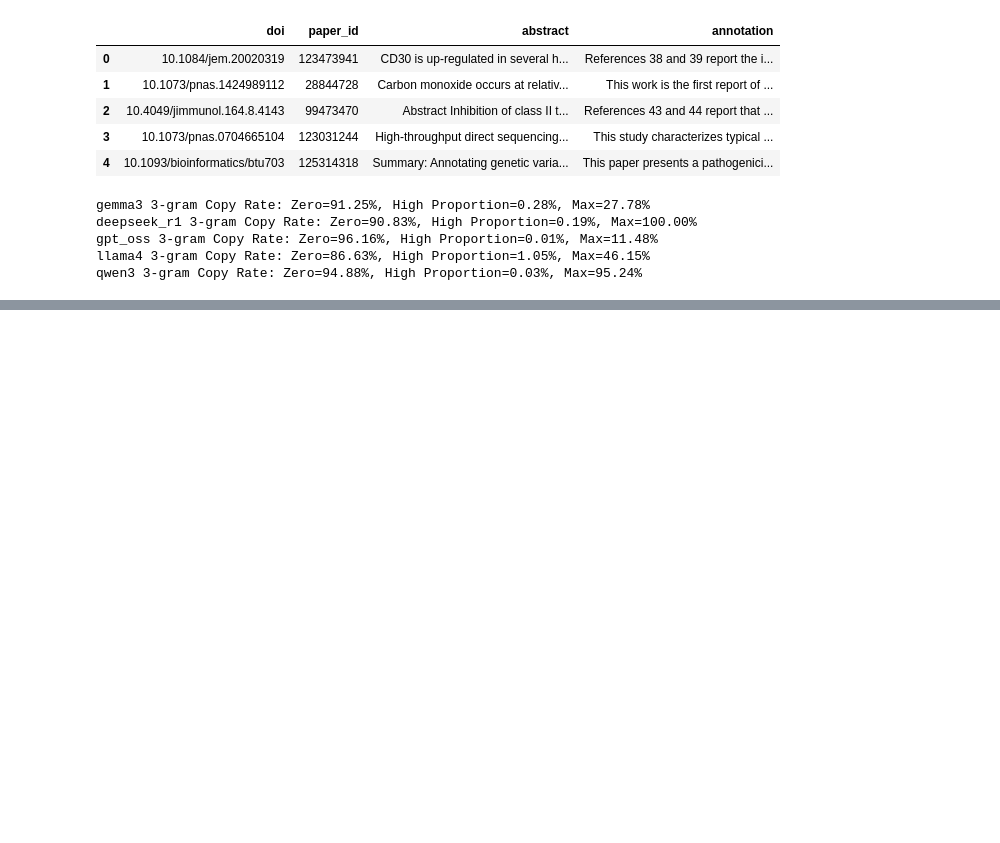
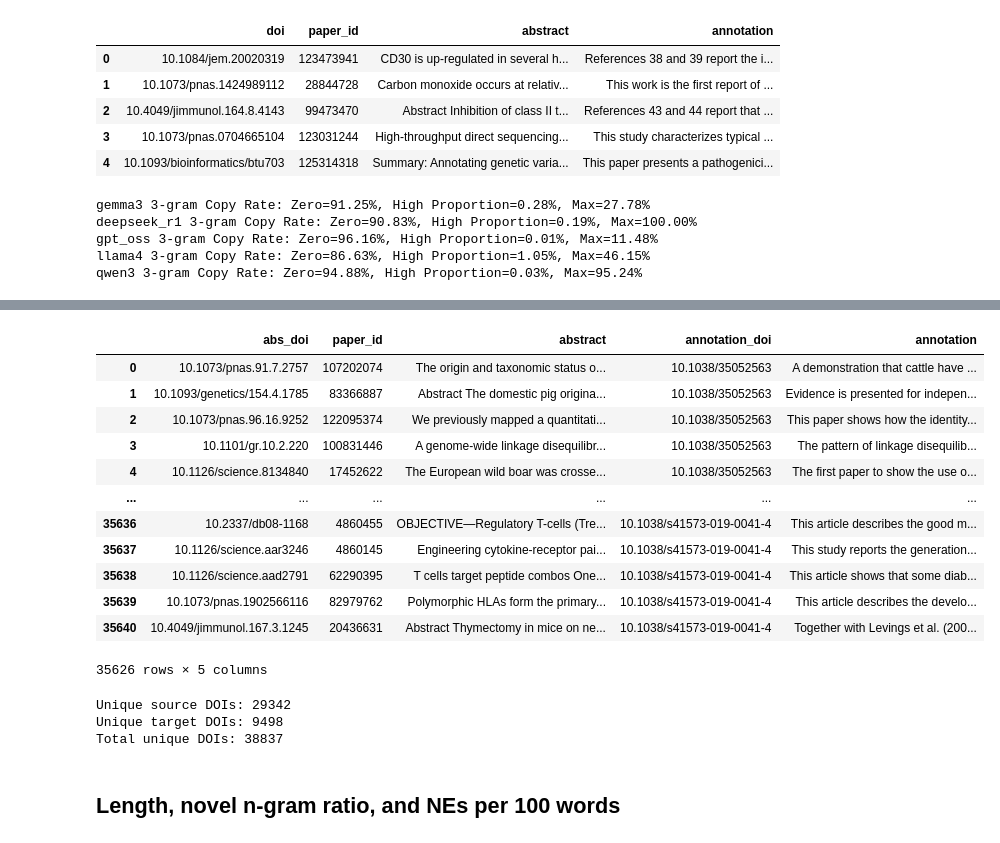
Before and after one commit to netknowledge/LLM_summarization, a Jupyter notebook: dataset_description/statistics.ipynb, the cells around one changed output, grey strips where cells are left out. Drawn from its saved outputs; the diff is of its cells as text; code cells hidden in the pictures; blank space fills up the shorter version.

```diff
--- a/dataset_description/statistics.ipynb
+++ b/dataset_description/statistics.ipynb
@@ -562,0 +391,28 @@ qwen3 3-gram Copy Rate: Zero=94.88%, High Proportion=0.03%, Max=95.24%
+# %%
+full_df.drop(full_df[full_df['abs_doi'].isin(test.iloc[invalid_indices]['doi'])].index, inplace=True)
+full_df
+# %% [output]
+|  | abs_doi | paper_id | abstract | annotation_doi | annotation |
+| 0 | 10.1073/pnas.91.7.2757 | 107202074 | The origin and taxonomic status o... | 10.1038/35052563 | A demonstration that cattle have ... |
+| 1 | 10.1093/genetics/154.4.1785 | 83366887 | Abstract The domestic pig origina... | 10.1038/35052563 | Evidence is presented for indepen... |
+| 2 | 10.1073/pnas.96.16.9252 | 122095374 | We previously mapped a quantitati... | 10.1038/35052563 | This paper shows how the identity... |
+| 3 | 10.1101/gr.10.2.220 | 100831446 | A genome-wide linkage disequilibr... | 10.1038/35052563 | The pattern of linkage disequilib... |
+| 4 | 10.1126/science.8134840 | 17452622 | The European wild boar was crosse... | 10.1038/35052563 | The first paper to show the use o... |
+| ... | ... | ... | ... | ... | ... |
+| 35636 | 10.2337/db08-1168 | 4860455 | OBJECTIVE—Regulatory T-cells (Tre... | 10.1038/s41573-019-0041-4 | This article describes the good m... |
+| 35637 | 10.1126/science.aar3246 | 4860145 | Engineering cytokine-receptor pai... | 10.1038/s41573-019-0041-4 | This study reports the generation... |
+| 35638 | 10.1126/science.aad2791 | 62290395 | T cells target peptide combos One... | 10.1038/s41573-019-0041-4 | This article shows that some diab... |
+| 35639 | 10.1073/pnas.1902566116 | 82979762 | Polymorphic HLAs form the primary... | 10.1038/s41573-019-0041-4 | This article describes the develo... |
+| 35640 | 10.4049/jimmunol.167.3.1245 | 20436631 | Abstract Thymectomy in mice on ne... | 10.1038/s41573-019-0041-4 | Together with Levings et al. (200... |
+35626 rows × 5 columns
+# %%
+DOIs = set(full_df['abs_doi'].tolist()+full_df['annotation_doi'].tolist())
+print(f"Unique source DOIs: {len(full_df['abs_doi'].unique())}")
+print(f"Unique target DOIs: {len(full_df['annotation_doi'].unique())}")
+print(f"Total unique DOIs: {len(DOIs)}")
+# %% [output]
+Unique source DOIs: 29342
+Unique target DOIs: 9498
+Total unique DOIs: 38837
+# %% [markdown]
+## Length, novel n-gram ratio, and NEs per 100 words
```
Also changed, not shown: parts of 33 cells of this notebook, 6 other files.
